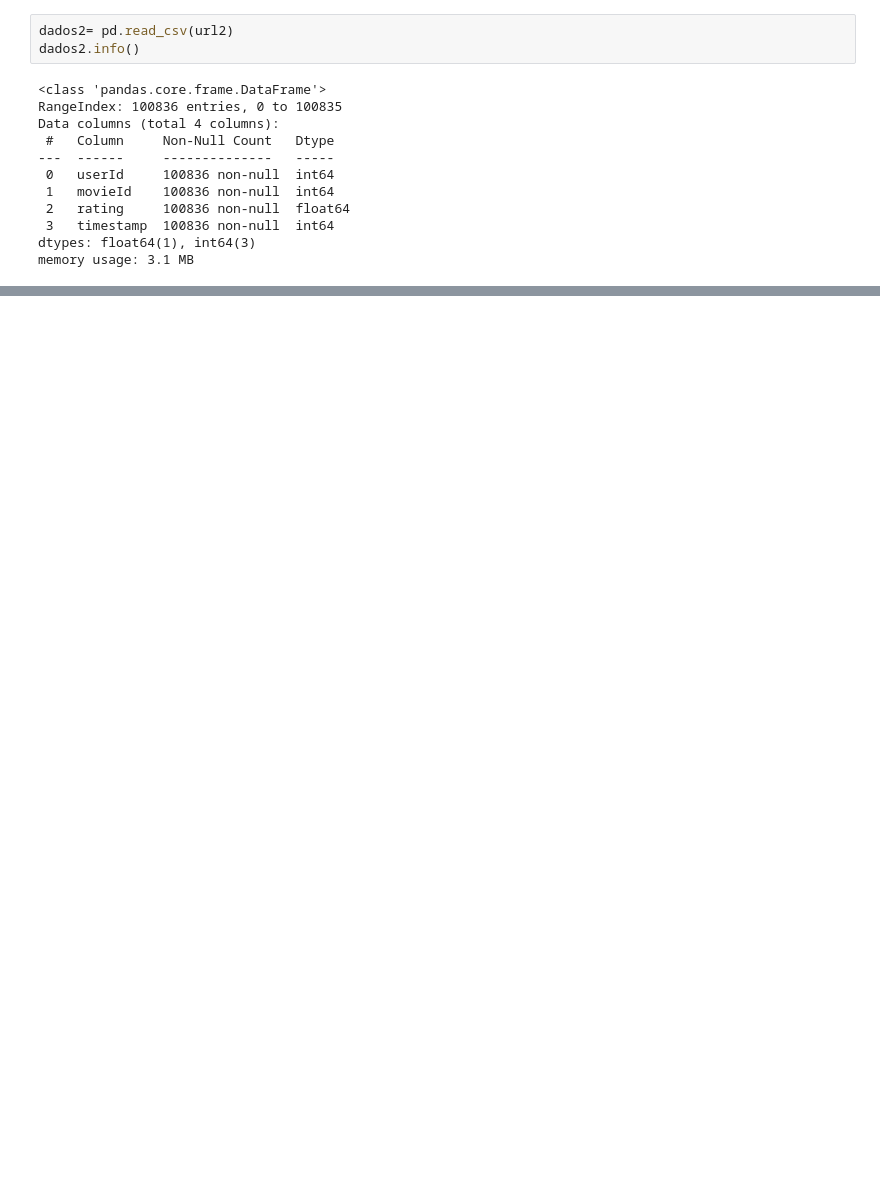
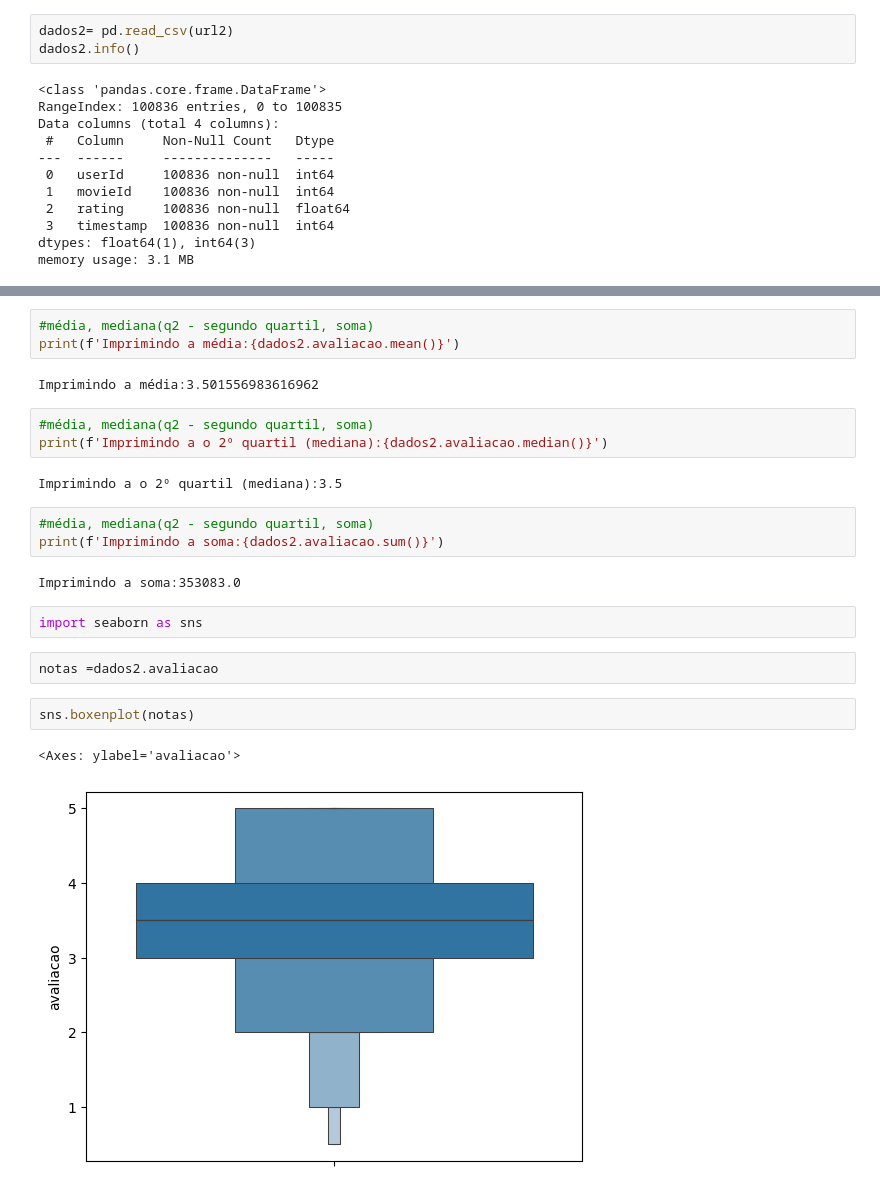
Before and after one commit to AndreVargas0/SemanaEda, a Jupyter notebook: aula1.ipynb, the cells around one changed output, grey strips where cells are left out. Drawn from its saved outputs; the diff is of its cells as text; blank space fills up the shorter version.

```diff
--- a/aula1.ipynb
+++ b/aula1.ipynb
@@ -81,0 +123,24 @@ print(filtered_dados2)
+# %%
+#média, mediana(q2 - segundo quartil, soma)
+print(f'Imprimindo a média:{dados2.avaliacao.mean()}')
+# %% [output]
+Imprimindo a média:3.501556983616962
+# %%
+#média, mediana(q2 - segundo quartil, soma)
+print(f'Imprimindo a o 2º quartil (mediana):{dados2.avaliacao.median()}')
+# %% [output]
+Imprimindo a o 2º quartil (mediana):3.5
+# %%
+#média, mediana(q2 - segundo quartil, soma)
+print(f'Imprimindo a soma:{dados2.avaliacao.sum()}')
+# %% [output]
+Imprimindo a soma:353083.0
+# %%
+import seaborn as sns
+# %%
+notas =dados2.avaliacao
+# %%
+sns.boxenplot(notas)
+# %% [output]
+<Axes: ylabel='avaliacao'>
+[figure, added]
```
Also changed, not shown: parts of 15 cells of this notebook.
